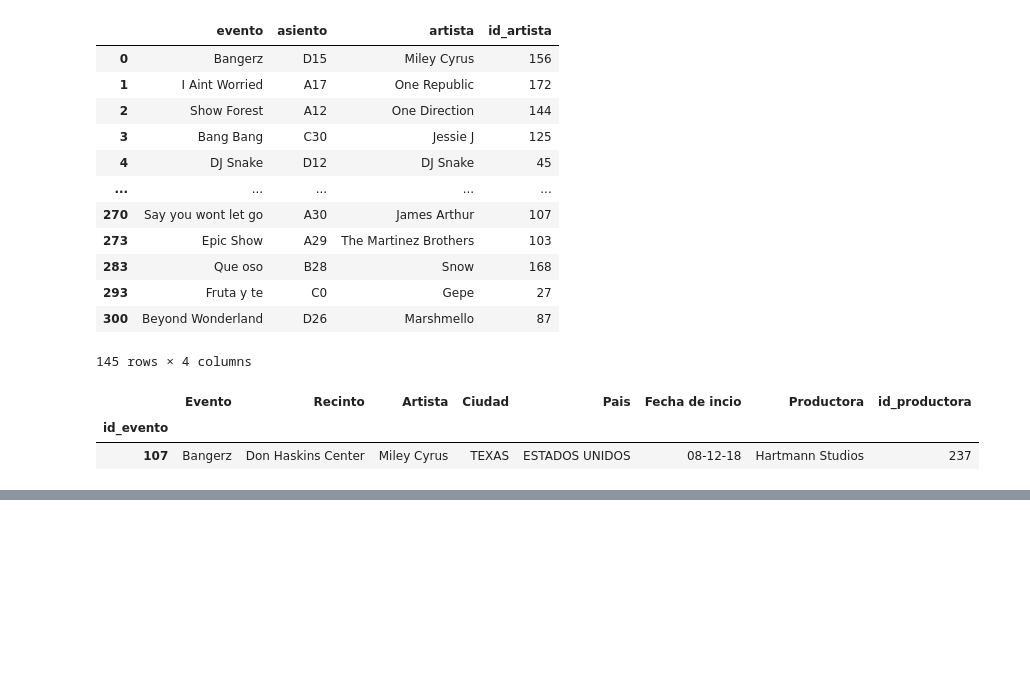
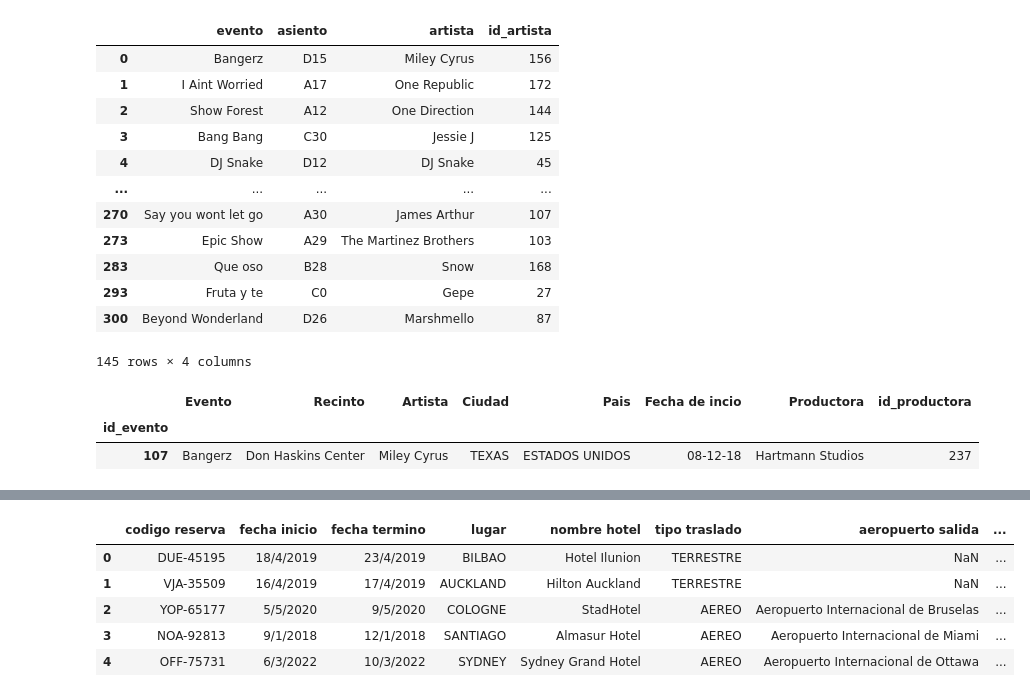
Before and after one commit to Borjampm/Proyecto_BDD, a Jupyter notebook: Entrega 2/Datos Impares/Limpieza.ipynb, the cells around one changed output, grey strips where cells are left out. Saved outputs shown, nothing was run; the diff lists cells and outputs as text; code cells hidden in the pictures; blank space fills up the shorter version.

```diff
--- a/Entrega 2/Datos Impares/Limpieza.ipynb
+++ b/Entrega 2/Datos Impares/Limpieza.ipynb
@@ -592,0 +697,10 @@ transformar_entradas(156)
+# %%
+df_hospedaje_limpio = df_hospedaje_limpio.drop(columns = ["artista"])
+df_hospedaje_limpio.head()
+# %% [output]
+|  | codigo reserva | fecha inicio | fecha termino | lugar | nombre hotel | tipo traslado | aeropuerto salida | ... |
+| 0 | DUE-45195 | 18/4/2019 | 23/4/2019 | BILBAO | Hotel Ilunion | TERRESTRE | NaN | ... |
+| 1 | VJA-35509 | 16/4/2019 | 17/4/2019 | AUCKLAND | Hilton Auckland | TERRESTRE | NaN | ... |
+| 2 | YOP-65177 | 5/5/2020 | 9/5/2020 | COLOGNE | StadHotel | AEREO | Aeropuerto Internacional de Bruselas | ... |
+| 3 | NOA-92813 | 9/1/2018 | 12/1/2018 | SANTIAGO | Almasur Hotel | AEREO | Aeropuerto Internacional de Miami | ... |
+| 4 | OFF-75731 | 6/3/2022 | 10/3/2022 | SYDNEY | Sydney Grand Hotel | AEREO | Aeropuerto Internacional de Ottawa | ... |
```
Also changed, not shown: parts of 18 cells of this notebook, 3 other files.
